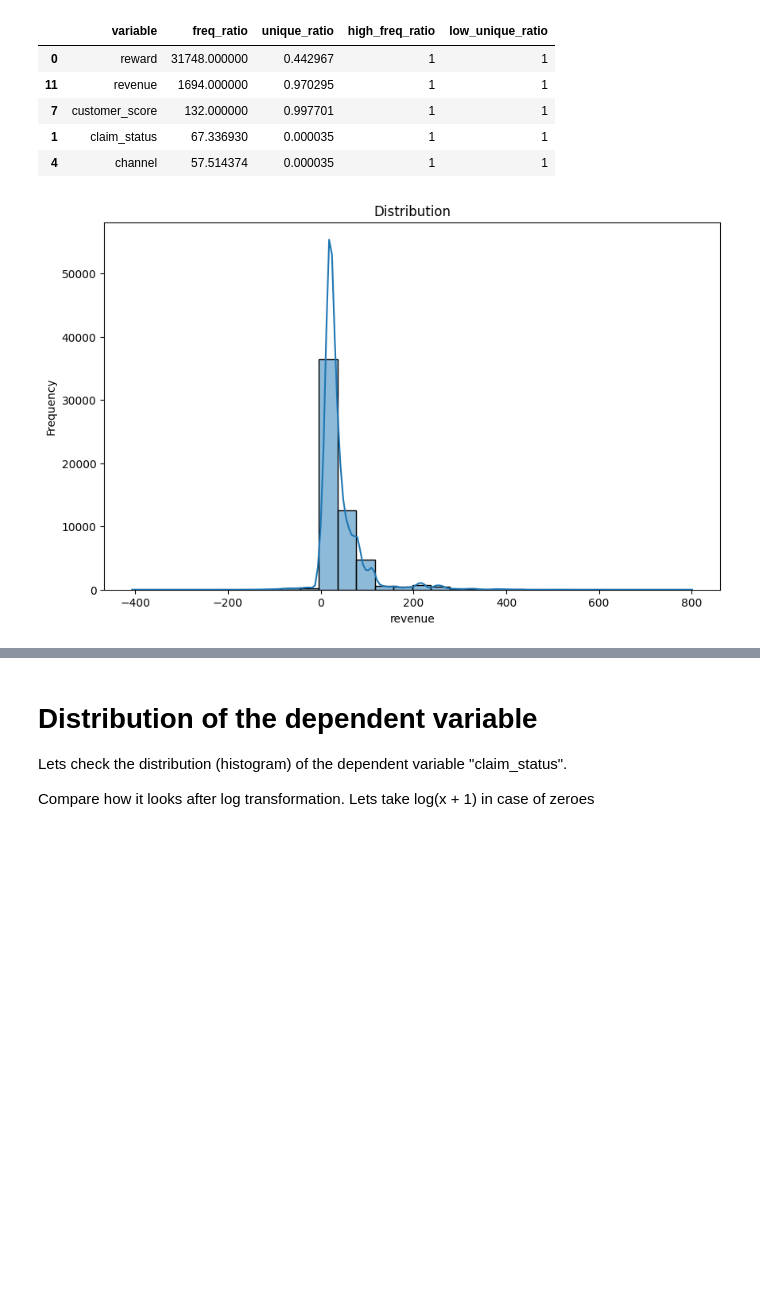
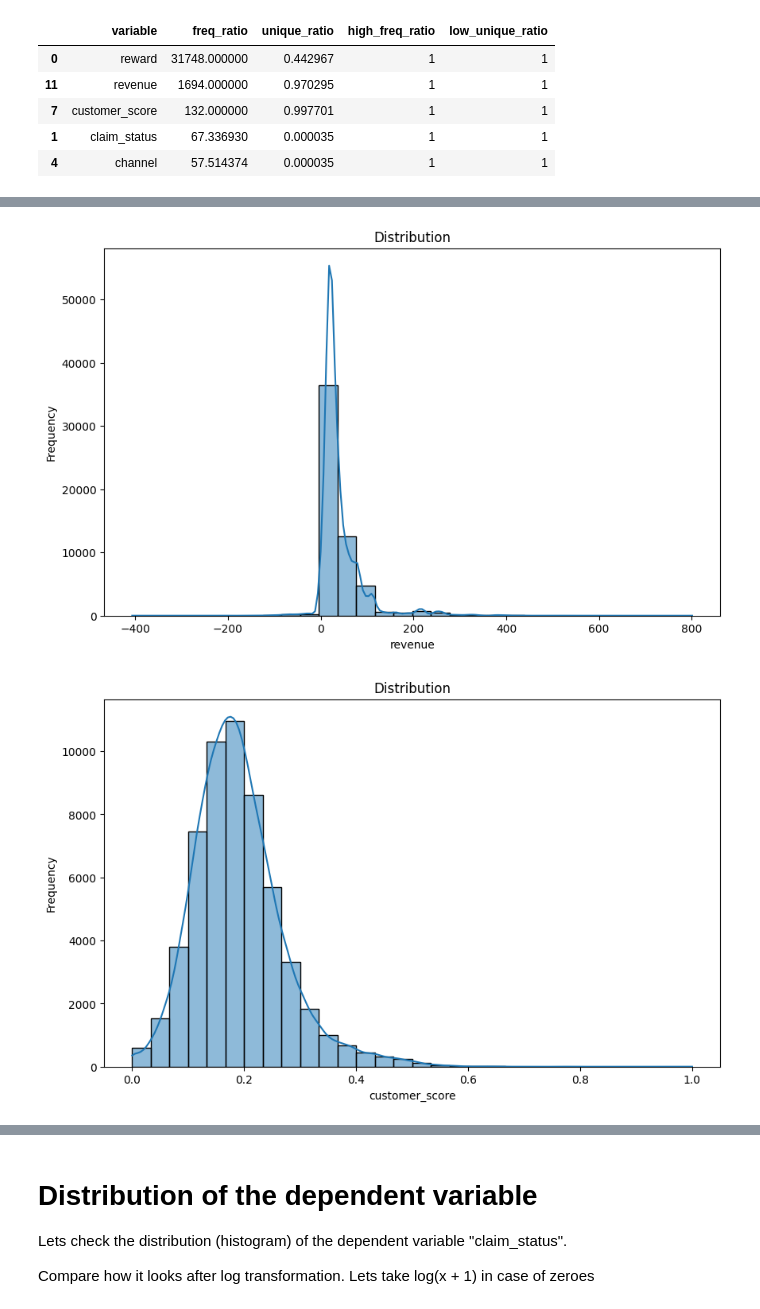
Before and after one commit to AliaksandraLabko/ML, a Jupyter notebook: ML02_data_preparation.ipynb, the cells around one changed output, grey strips where cells are left out. Cells and saved outputs as stored; diff of their text form; code cells hidden in the pictures; blank space fills up the shorter version.

```diff
--- a/ML02_data_preparation.ipynb
+++ b/ML02_data_preparation.ipynb
@@ -304,29 +308,48 @@ INS_nzv[(INS_nzv['low_unique_ratio'] == 1) & (INS_nzv['high_freq_ratio'] == 1)]
 | 7 | customer_score | 132.000000 | 0.997701 | 1 | 1 |
 | 1 | claim_status | 67.336930 | 0.000035 | 1 | 1 |
 | 4 | channel | 57.514374 | 0.000035 | 1 | 1 |
-# %%
-import matplotlib.pyplot as plt
-import seaborn as sns
-
-
-plt.figure(figsize=(10, 6))
-sns.histplot(data=INS, x= 'revenue', bins=30, kde=True)
-plt.title('Distribution')
-plt.xlabel('revenue')
-plt.ylabel('Frequency')
-plt.show()
-# %% [output]
-[figure, removed]
 # %%
+
 import matplotlib.pyplot as plt
 import seaborn as sns
 
 
 plt.figure(figsize=(10, 6))
 sns.histplot(data=INS, x= 'reward', bins=30, kde=True)
 plt.title('Distribution')
 plt.xlabel('reward')
 plt.ylabel('Frequency')
 plt.show()
+
+plt.figure(figsize=(10, 6))
+sns.histplot(data=INS, x= 'revenue', bins=30, kde=True)
+plt.title('Distribution')
+plt.xlabel('revenue')
+plt.ylabel('Frequency')
+plt.show()
+
+plt.figure(figsize=(10, 6))
+sns.histplot(data=INS, x= 'customer_score', bins=30, kde=True)
+plt.title('Distribution')
+plt.xlabel('customer_score')
+plt.ylabel('Frequency')
+plt.show()
+
+plt.figure(figsize=(10, 6))
+sns.histplot(data=INS, x= 'claim_status', bins=30, kde=True)
+plt.title('Distribution')
+plt.xlabel('claim_status')
+plt.ylabel('Frequency')
+plt.show()
+
+
+plt.figure(figsize=(10, 6))
+sns.histplot(data=INS, x= 'channel', bins=30, kde=True)
+plt.title('Distribution')
+plt.xlabel('channel')
+plt.ylabel('Frequency')
+plt.show()
 # %% [output]
 [figure]
+[figure, added]
+[figure, added]
```
Also changed, not shown: parts of 14 cells of this notebook.
